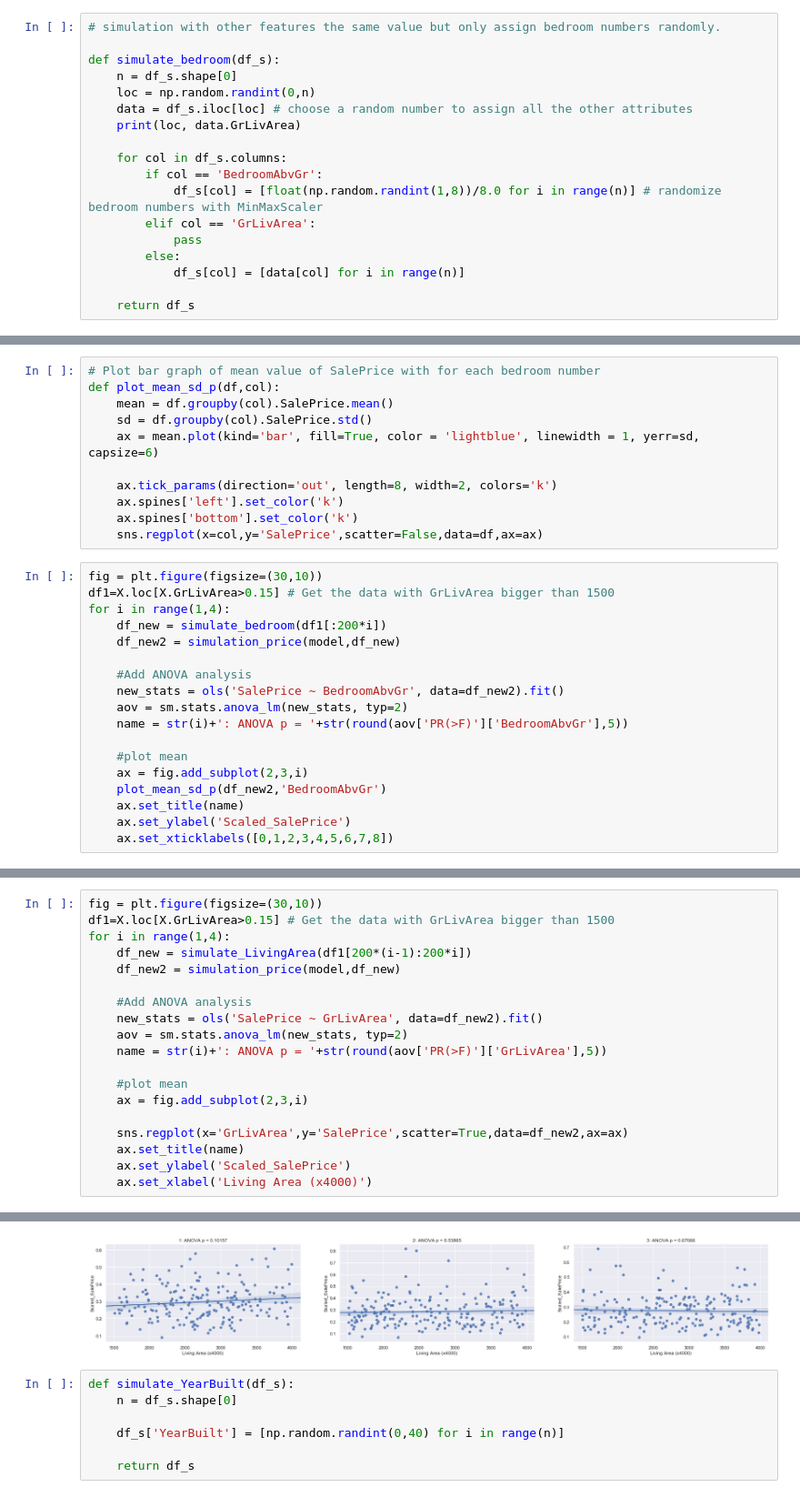
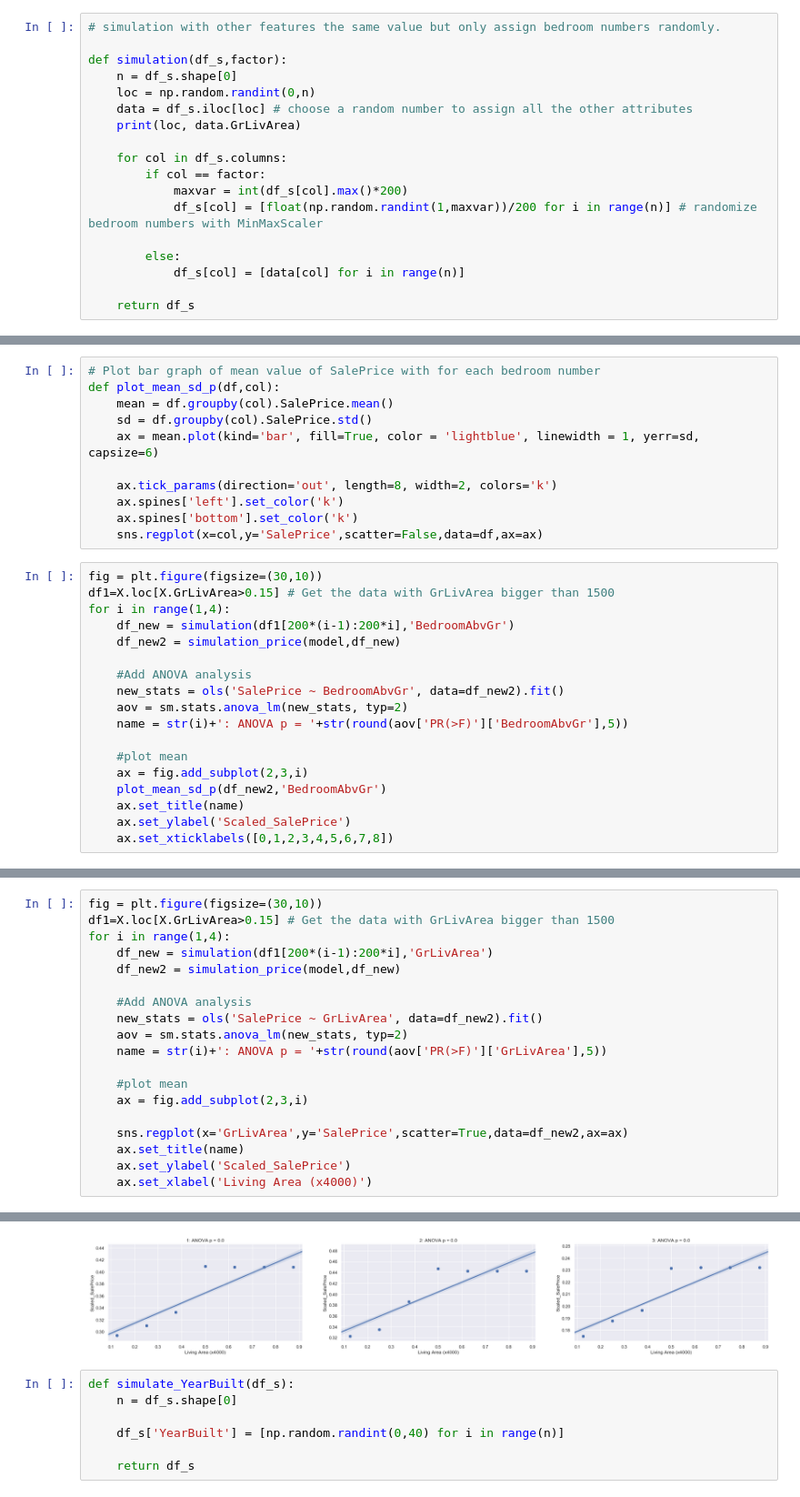
Before and after one commit to Shunling/CapstoneProjects, a Jupyter notebook: HousePriceRegression/Shirley_HousePriceRegression_EDA_StoryTelling.ipynb, the cells around one changed output, grey strips where cells are left out. Shown at 91% size. Saved outputs shown, nothing was run; the diff lists cells and outputs as text.

Commit message:
2nd_simulation

```diff
--- a/HousePriceRegression/Shirley_HousePriceRegression_EDA_StoryTelling.ipynb
+++ b/HousePriceRegression/Shirley_HousePriceRegression_EDA_StoryTelling.ipynb
@@ -385,17 +385,17 @@ def simulate_bedroom_1(df_s):
 # %%
 # simulation with other features the same value but only assign bedroom numbers randomly.
 
-def simulate_bedroom(df_s):
+def simulation(df_s,factor):
     n = df_s.shape[0]
     loc = np.random.randint(0,n)
     data = df_s.iloc[loc] # choose a random number to assign all the other attributes
     print(loc, data.GrLivArea)
 
     for col in df_s.columns:
-        if col == 'BedroomAbvGr':
-            df_s[col] = [float(np.random.randint(1,8))/8.0 for i in range(n)] # randomize bedroom numbers with MinMaxScaler
-        elif col == 'GrLivArea':
-            pass
+        if col == factor:
+            maxvar = int(df_s[col].max()*200)
+            df_s[col] = [float(np.random.randint(1,maxvar))/200 for i in range(n)] # randomize bedroom numbers with MinMaxScaler
+
         else:
             df_s[col] = [data[col] for i in range(n)]
 
@@ -421,7 +421,7 @@ def plot_mean_sd_p(df,col):
 fig = plt.figure(figsize=(30,10))
 df1=X.loc[X.GrLivArea>0.15] # Get the data with GrLivArea bigger than 1500
 for i in range(1,4):
-    df_new = simulate_bedroom(df1[:200*i])
+    df_new = simulation(df1[200*(i-1):200*i],'BedroomAbvGr')
     df_new2 = simulation_price(model,df_new)
 
     #Add ANOVA analysis
@@ -452,7 +444,7 @@ def simulate_LivingArea(df_s):
 fig = plt.figure(figsize=(30,10))
 df1=X.loc[X.GrLivArea>0.15] # Get the data with GrLivArea bigger than 1500
 for i in range(1,4):
-    df_new = simulate_LivingArea(df1[200*(i-1):200*i])
+    df_new = simulation(df1[200*(i-1):200*i],'GrLivArea')
     df_new2 = simulation_price(model,df_new)
 
     #Add ANOVA analysis
@@ -471,4 +466,4 @@ for i in range(1,4):
-[figure, old version]
+[figure, new version]
 # %%
 def simulate_YearBuilt(df_s):
     n = df_s.shape[0]
```
Also changed, not shown: parts of 3 cells of this notebook.
